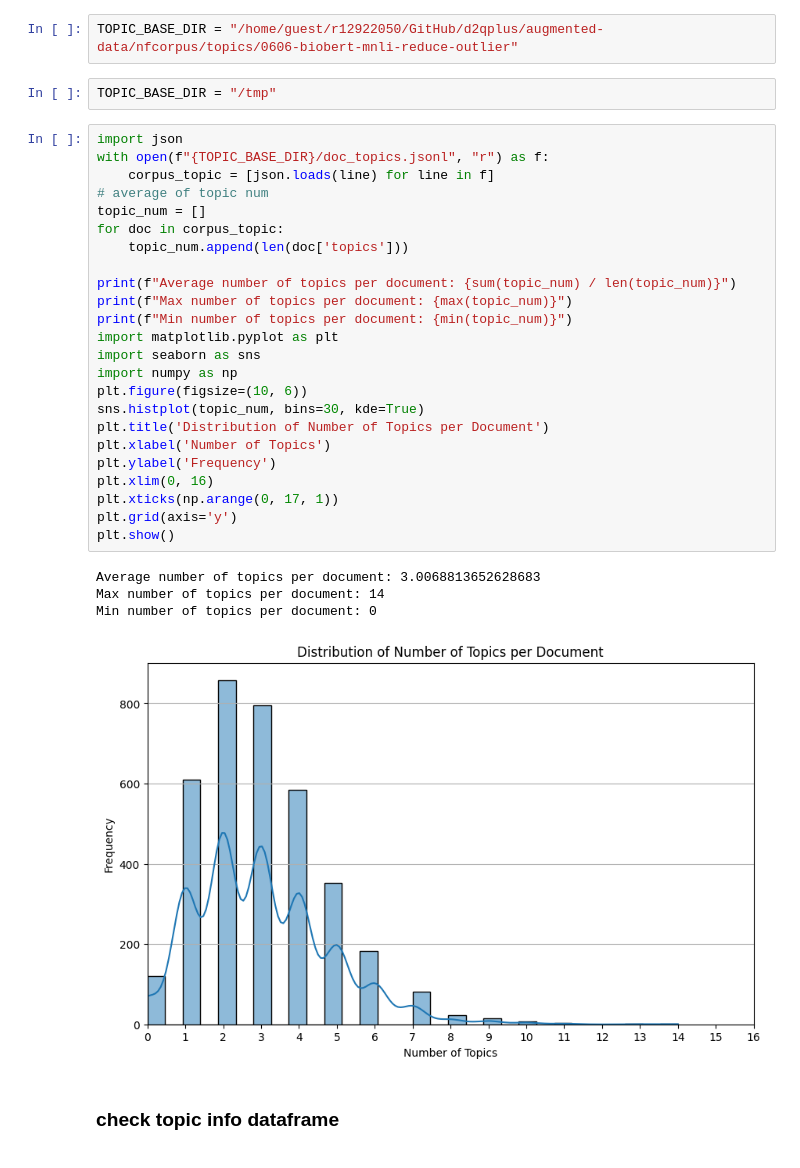
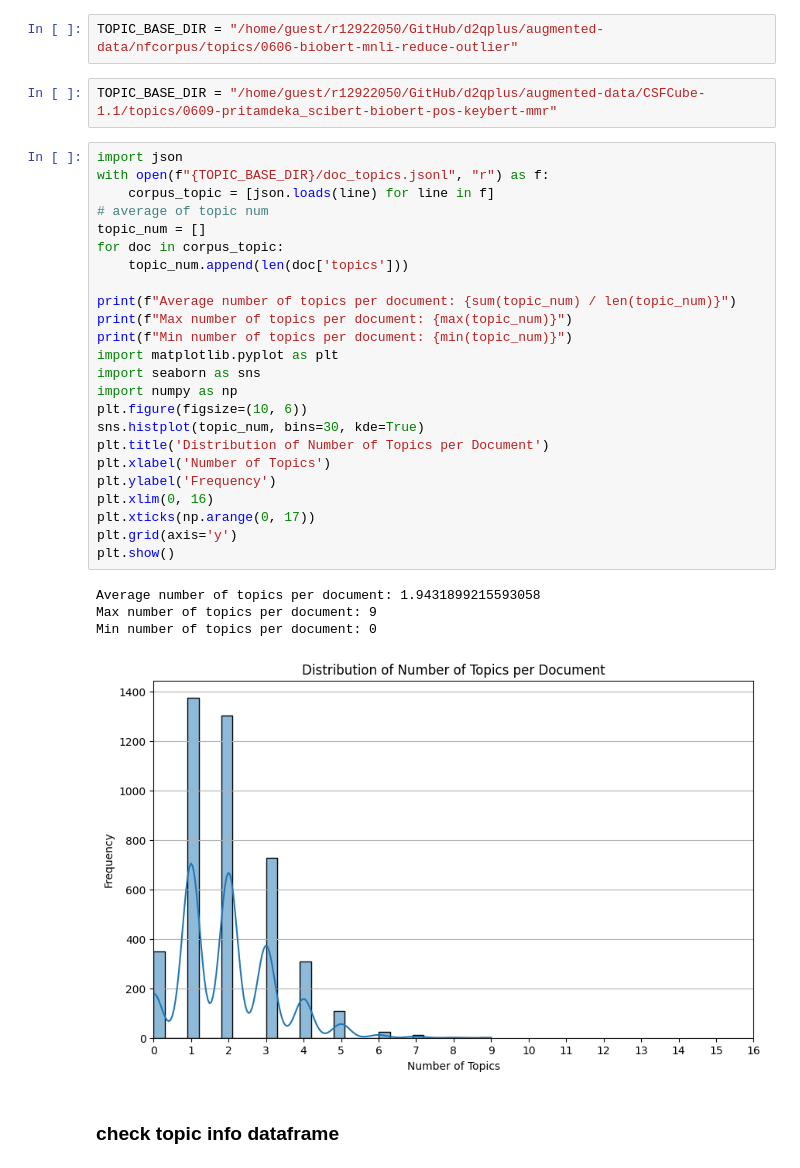
Before and after one commit to Brian-Konr/d2qplus, a Jupyter notebook: playground/topic-modeling/visualize.ipynb, the cells around one changed output. Cells and saved outputs as stored; diff of their text form.

```diff
--- a/playground/topic-modeling/visualize.ipynb
+++ b/playground/topic-modeling/visualize.ipynb
@@ -3,36 +3,36 @@
 # %%
 TOPIC_BASE_DIR = "/home/guest/r12922050/GitHub/d2qplus/augmented-data/nfcorpus/topics/0606-biobert-mnli-reduce-outlier"
 # %%
-TOPIC_BASE_DIR = "/tmp"
+TOPIC_BASE_DIR = "/home/guest/r12922050/GitHub/d2qplus/augmented-data/CSFCube-1.1/topics/0609-pritamdeka_scibert-biobert-pos-keybert-mmr"
 # %%
 import json
 with open(f"{TOPIC_BASE_DIR}/doc_topics.jsonl", "r") as f:
     corpus_topic = [json.loads(line) for line in f]
 # average of topic num
 topic_num = []
 for doc in corpus_topic:
     topic_num.append(len(doc['topics']))
 
 print(f"Average number of topics per document: {sum(topic_num) / len(topic_num)}")
 print(f"Max number of topics per document: {max(topic_num)}")
 print(f"Min number of topics per document: {min(topic_num)}")
 import matplotlib.pyplot as plt
 import seaborn as sns
 import numpy as np
 plt.figure(figsize=(10, 6))
 sns.histplot(topic_num, bins=30, kde=True)
 plt.title('Distribution of Number of Topics per Document')
 plt.xlabel('Number of Topics')
 plt.ylabel('Frequency')
 plt.xlim(0, 16)
-plt.xticks(np.arange(0, 17, 1))
+plt.xticks(np.arange(0, 17))
 plt.grid(axis='y')
 plt.show()
 # %% [output]
-Average number of topics per document: 3.0068813652628683
-Max number of topics per document: 14
+Average number of topics per document: 1.9431899215593058
+Max number of topics per document: 9
 Min number of topics per document: 0
-[figure, old version]
+[figure, new version]
 # %% [markdown]
 ### check topic info dataframe
 # %%
```
Also changed, not shown: 11 other files.
